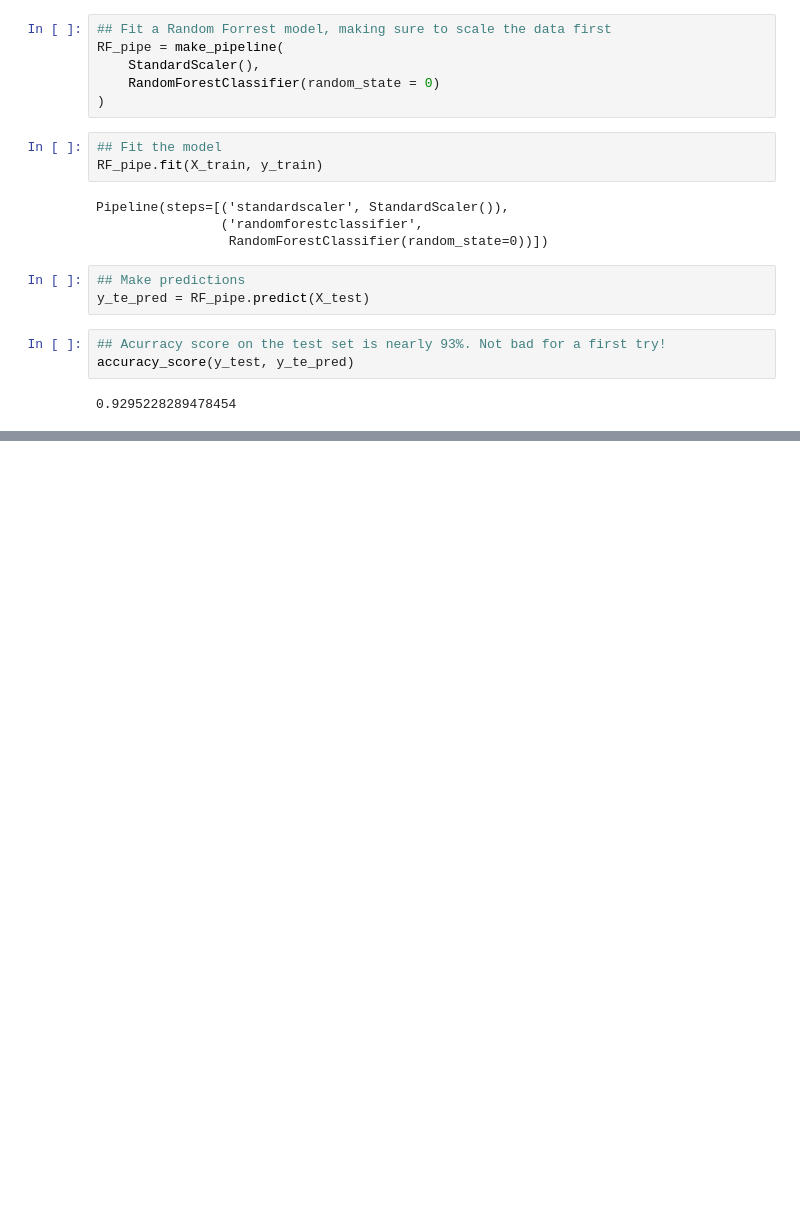
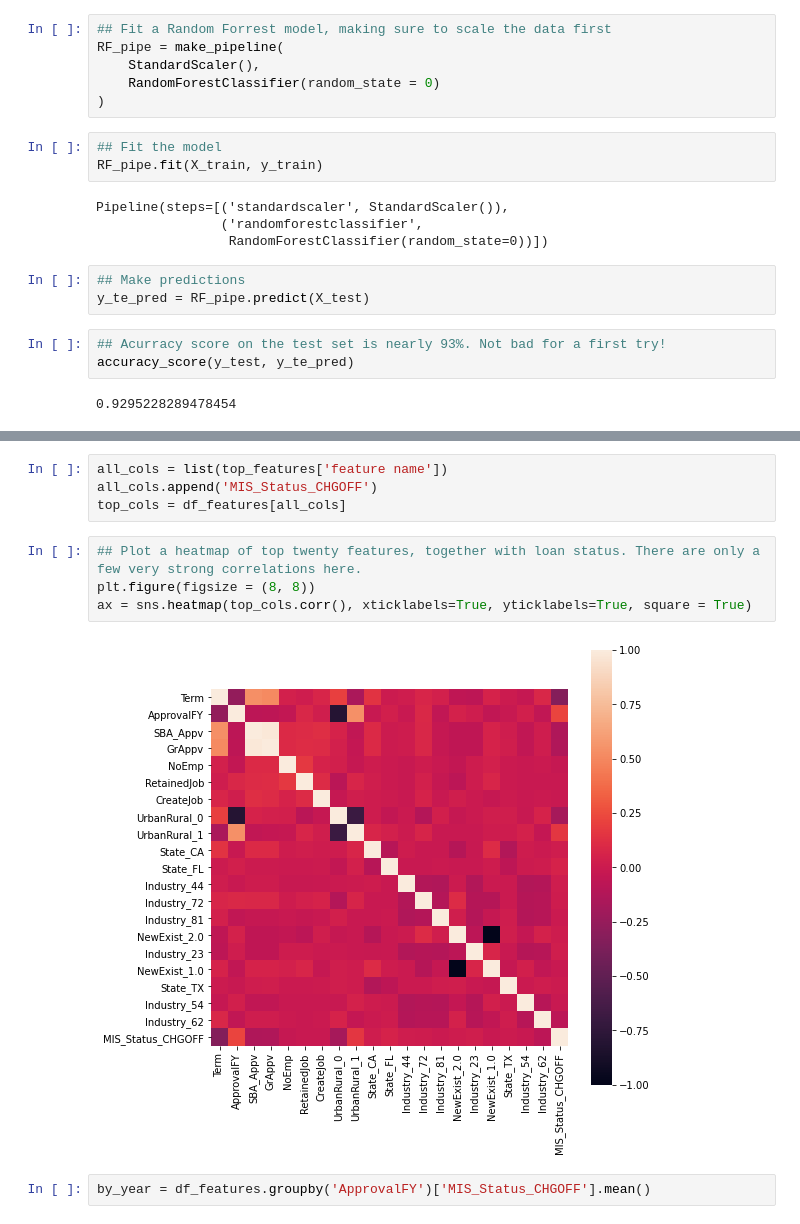
Before and after one commit to rkarpman/SpringboardCapstone2, a Jupyter notebook: Notebooks/2-first-model-attempt.ipynb, the cells around one changed output, grey strips where cells are left out. Saved outputs shown, nothing was run; the diff lists cells and outputs as text; blank space fills up the shorter version.

```diff
--- a/Notebooks/2-first-model-attempt.ipynb
+++ b/Notebooks/2-first-model-attempt.ipynb
@@ -167,0 +250,12 @@ accuracy_score(y_test, y_te_pred)
+# %%
+all_cols = list(top_features['feature name'])
+all_cols.append('MIS_Status_CHGOFF')
+top_cols = df_features[all_cols]
+# %%
+## Plot a heatmap of top twenty features, together with loan status. There are only a few very strong correlations here.
+plt.figure(figsize = (8, 8))
+ax = sns.heatmap(top_cols.corr(), xticklabels=True, yticklabels=True, square = True)
+# %% [output]
+[figure, added]
+# %%
+by_year = df_features.groupby('ApprovalFY')['MIS_Status_CHGOFF'].mean()
```
Also changed, not shown: parts of 17 cells of this notebook.
